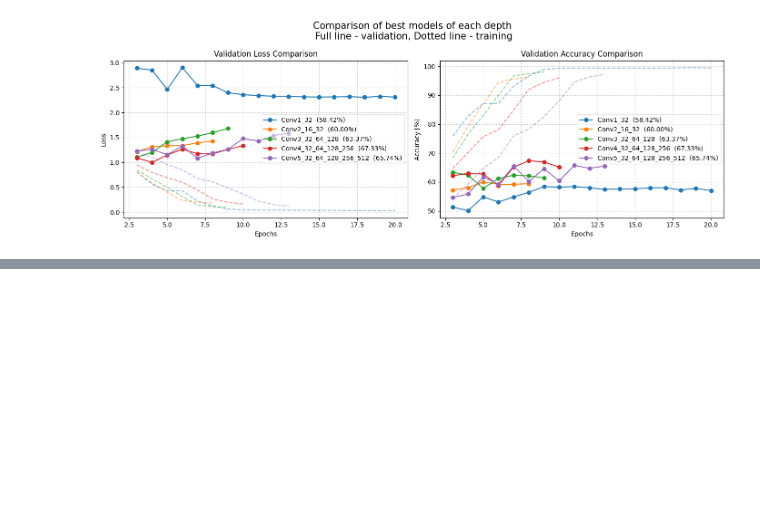
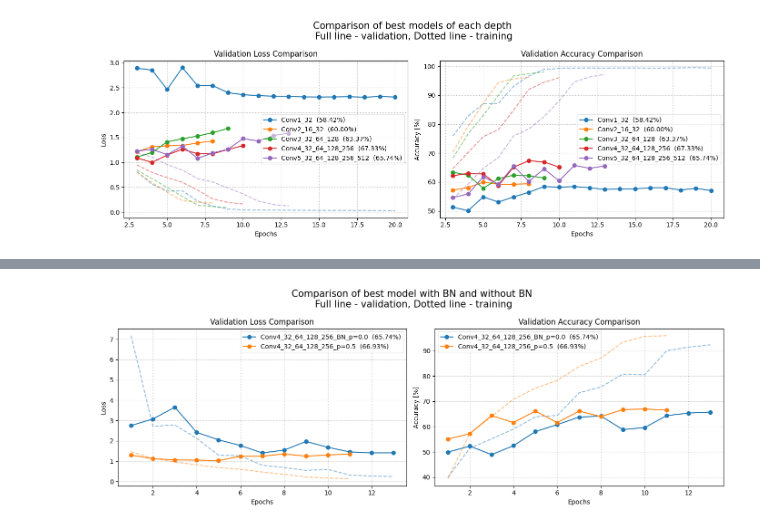
Before and after one commit to marekstorek/trash_classifier, a Jupyter notebook: ml/experiments.ipynb, the cells around one changed output, grey strips where cells are left out. Cells and saved outputs as stored; diff of their text form; code cells hidden in the pictures; blank space fills up the shorter version.

Commit message:
implement 4-layer model with dropout and with/without batch normalization, and visualize

```diff
--- a/ml/experiments.ipynb
+++ b/ml/experiments.ipynb
@@ -169,9 +167,7 @@ display(summary)
 | 3 | Conv2_32_64 | 58.22 | 1.2903 | 0.1144 | 97.56 | 9 |
 | 1 | Conv1_64 | 57.23 | 3.1232 | 0.0183 | 99.60 | 20 |
 # %%
-experiments = []
-experiments.append(min(all_experiments, key=lambda exp: min(r.val_loss for r in exp.progress)))
-experiments.append(all_experiments[0])
+experiments = [min(all_experiments, key=lambda exp: min(r.val_loss for r in exp.progress)), all_experiments[0]]
 compare_models(
     experiments,
     title = "Comparison of best model and baseline model",
@@ -198,3 +194,22 @@ compare_models(
 )
 # %% [output]
 [figure]
+# %%
+experiments_dropout = []
+for useBN in [True, False]:
+    for p in [0.0, 0.1, 0.2, 0.3, 0.4, 0.5]:
+        if useBN:
+            model_name = f"Conv4_32_64_128_256_BN_p={p}"
+        else:
+            model_name = f"Conv4_32_64_128_256_p={p}"
+        model_cls = Conv4LayerDropoutBN if useBN else Conv4LayerDropout
+        kwargs = {"n1" : 32,"n2" : 64, "n3" : 128, "n4" : 256, "p" : p}
+
+        exp = Experiment(
+            model_name, model_cls, kwargs
+        )
+        experiments_dropout.append(exp)
+
+run_experiments(experiments_dropout, False)
+all_experiments.extend(experiments_dropout)
+save_experiments(all_experiments)
@@ -200,0 +247,13 @@ compare_models(
+# %%
+experiments_bn = [e for e in experiments_dropout if "BN" in e.model_name]
+experiments_no_bn = [e for e in experiments_dropout if not "BN" in e.model_name]
+
+# gets best model for each category
+best_experiments = [min(experiments, key=lambda exp: min(r.val_loss for r in exp.progress)) for experiments in [experiments_bn, experiments_no_bn]]
+compare_models(
+    best_experiments,
+    title = "Comparison of best model with BN and without BN",
+    show_train=True,
+)
+# %% [output]
+[figure, added]
```
Also changed, not shown: parts of 7 cells of this notebook, 3 other files.
